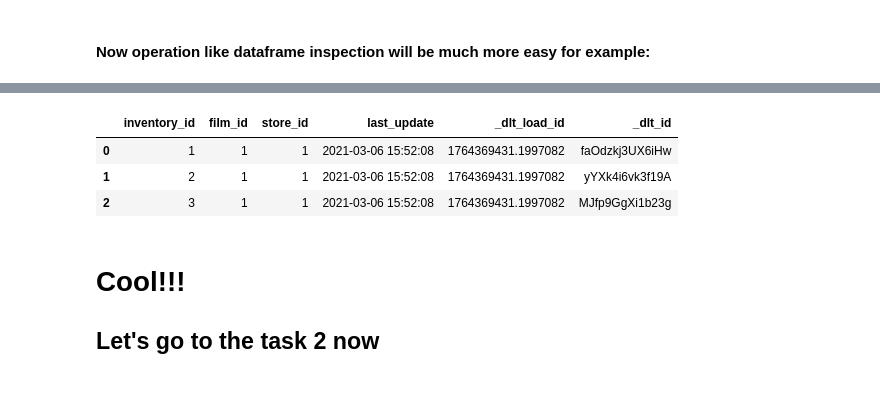
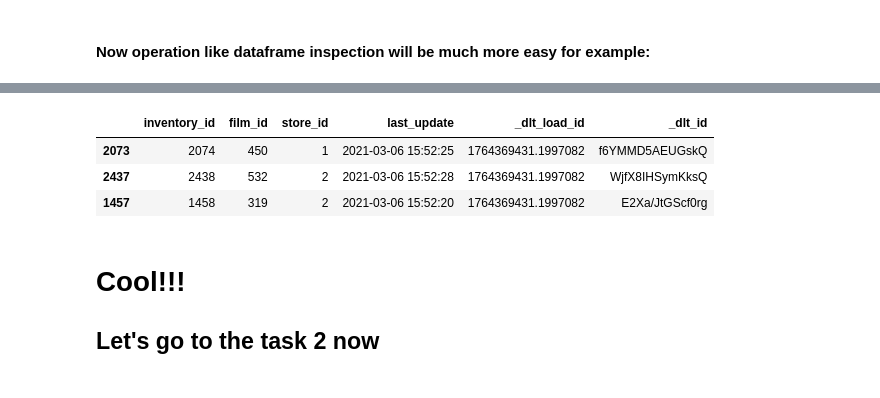
Before and after one commit to Aleex87/sakila_lab_alessandro_abbate, a Jupyter notebook: sql/eda_pandas_duckdb.ipynb, the cells around one changed output, grey strips where cells are left out. Drawn from its saved outputs; the diff is of its cells as text; code cells hidden in the pictures.

```diff
--- a/sql/eda_pandas_duckdb.ipynb
+++ b/sql/eda_pandas_duckdb.ipynb
@@ -301,10 +303,10 @@ dfs['actor'].sample(3)
 # %%
-dfs['inventory'].head(3)
+dfs['inventory'].sample(3)
 # %% [output]
 |  | inventory_id | film_id | store_id | last_update | _dlt_load_id | _dlt_id |
-| 0 | 1 | 1 | 1 | 2021-03-06 15:52:08 | 1764369431.1997082 | faOdzkj3UX6iHw |
-| 1 | 2 | 1 | 1 | 2021-03-06 15:52:08 | 1764369431.1997082 | yYXk4i6vk3f19A |
-| 2 | 3 | 1 | 1 | 2021-03-06 15:52:08 | 1764369431.1997082 | MJfp9GgXi1b23g |
+| 2073 | 2074 | 450 | 1 | 2021-03-06 15:52:25 | 1764369431.1997082 | f6YMMD5AEUGskQ |
+| 2437 | 2438 | 532 | 2 | 2021-03-06 15:52:28 | 1764369431.1997082 | WjfX8IHSymKksQ |
+| 1457 | 1458 | 319 | 2 | 2021-03-06 15:52:20 | 1764369431.1997082 | E2Xa/JtGScf0rg |
 # %% [markdown]
 #   Cool!!!
 ## Let's go to the task 2 now
```
Also changed, not shown: parts of 27 cells of this notebook.
